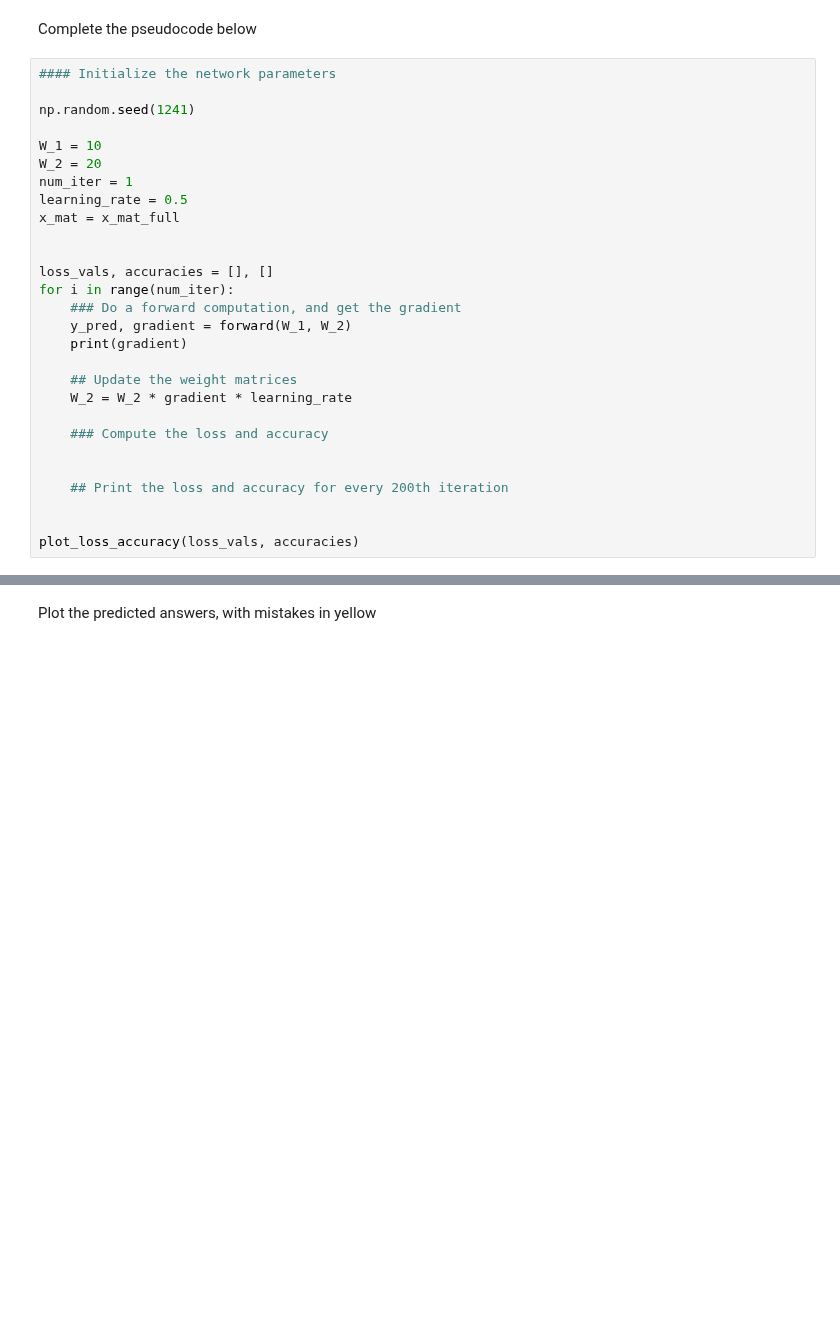
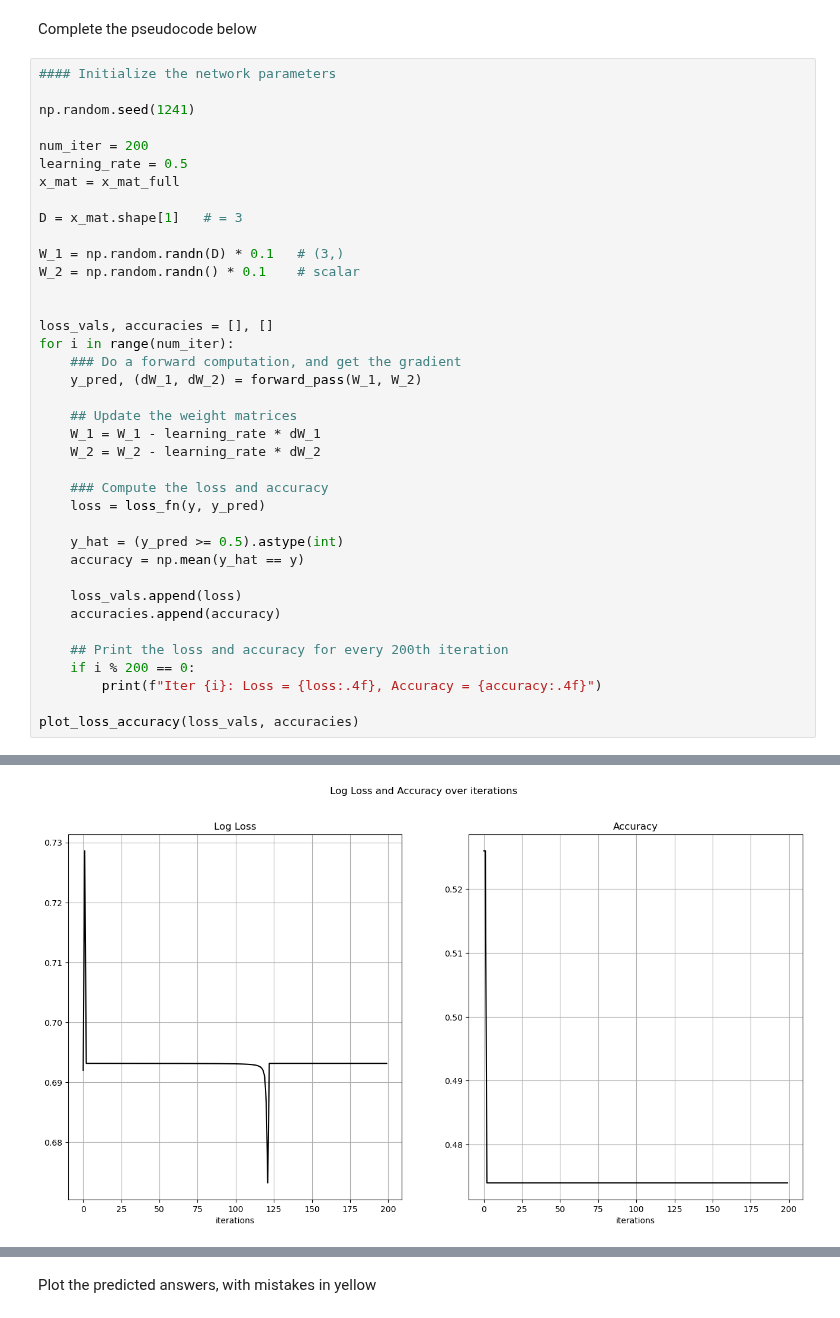
Before and after one commit to de-fernandez/CPE-313-CPE32S3, a Jupyter notebook: Don Eleazar T. Fernandez, CPE32S3, CPE 313 (Hands-on Activity 1.1 - Neural Networks).ipynb, the cells around one changed output, grey strips where cells are left out. Drawn from its saved outputs; the diff is of its cells as text; blank space fills up the shorter version.

```diff
--- a/Don Eleazar T. Fernandez, CPE32S3, CPE 313 (Hands-on Activity 1.1 - Neural Networks).ipynb
+++ b/Don Eleazar T. Fernandez, CPE32S3, CPE 313 (Hands-on Activity 1.1 - Neural Networks).ipynb
@@ -582,26 +586,37 @@ Complete the pseudocode below
 
 np.random.seed(1241)
 
-W_1 = 10
-W_2 = 20
-num_iter = 1
+num_iter = 200
 learning_rate = 0.5
 x_mat = x_mat_full
+
+D = x_mat.shape[1]   # = 3
+
+W_1 = np.random.randn(D) * 0.1   # (3,)
+W_2 = np.random.randn() * 0.1    # scalar
 
 
 loss_vals, accuracies = [], []
 for i in range(num_iter):
     ### Do a forward computation, and get the gradient
-    y_pred, gradient = forward(W_1, W_2)
-    print(gradient)
+    y_pred, (dW_1, dW_2) = forward_pass(W_1, W_2)
 
     ## Update the weight matrices
-    W_2 = W_2 * gradient * learning_rate
+    W_1 = W_1 - learning_rate * dW_1
+    W_2 = W_2 - learning_rate * dW_2
 
     ### Compute the loss and accuracy
+    loss = loss_fn(y, y_pred)
 
+    y_hat = (y_pred >= 0.5).astype(int)
+    accuracy = np.mean(y_hat == y)
+
+    loss_vals.append(loss)
+    accuracies.append(accuracy)
 
     ## Print the loss and accuracy for every 200th iteration
-
+    if i % 200 == 0:
+        print(f"Iter {i}: Loss = {loss:.4f}, Accuracy = {accuracy:.4f}")
 
 plot_loss_accuracy(loss_vals, accuracies)
+# %% [output]
@@ -607,0 +624 @@ plot_loss_accuracy(loss_vals, accuracies)
+[figure, added]
```
Also changed, not shown: parts of 7 cells of this notebook, 1 other file.
